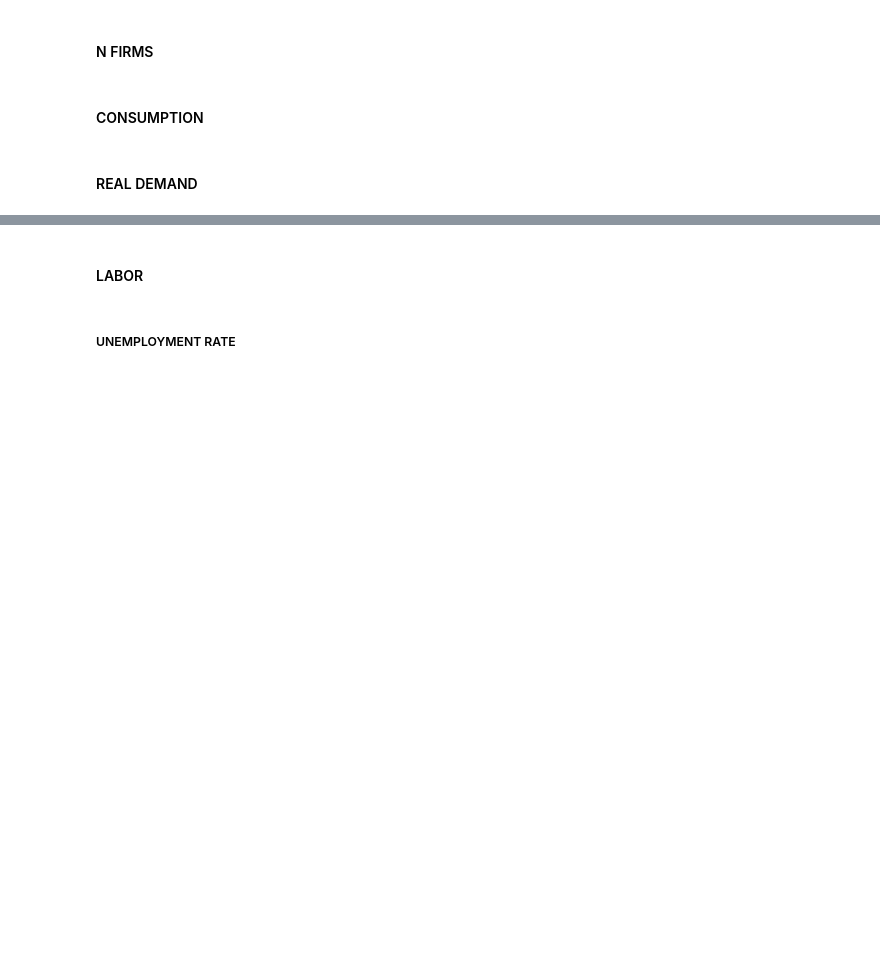
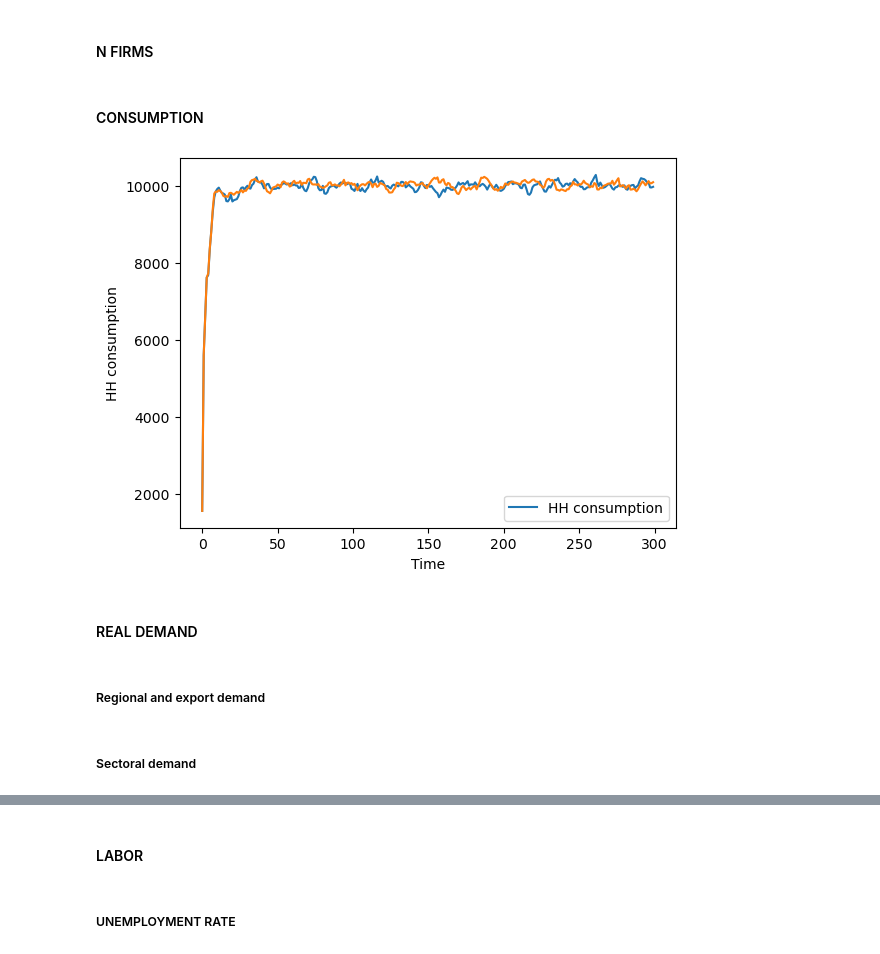
Before and after one commit to ghsher/CRAB_EM, a Jupyter notebook: Validation_checks.ipynb, the cells around one changed output, grey strips where cells are left out. Cells and saved outputs as stored; diff of their text form; code cells hidden in the pictures; blank space fills up the shorter version.

```diff
--- a/Validation_checks.ipynb
+++ b/Validation_checks.ipynb
@@ -87,11 +116,10 @@ plt.show()
 # %%
 plot_all_runs(model_vars_df_list, "HH consumption")
 # plt.ylim(4000, 5000)
 plt.show()
-
-for df in model_vars_df_list:
-    df["Total wage"] = df["Avg wage"] * 625
-plot_all_runs(model_vars_df_list, "Total wage")
-plt.show()
+# %% [output]
+[figure, added]
 # %% [markdown]
 #### REAL DEMAND
+# %% [markdown]
+##### Regional and export demand
@@ -98 +134,3 @@ plt.show()
+# %% [markdown]
+##### Sectoral demand
 # %%
```
Also changed, not shown: parts of 25 cells of this notebook, 4 other files.
